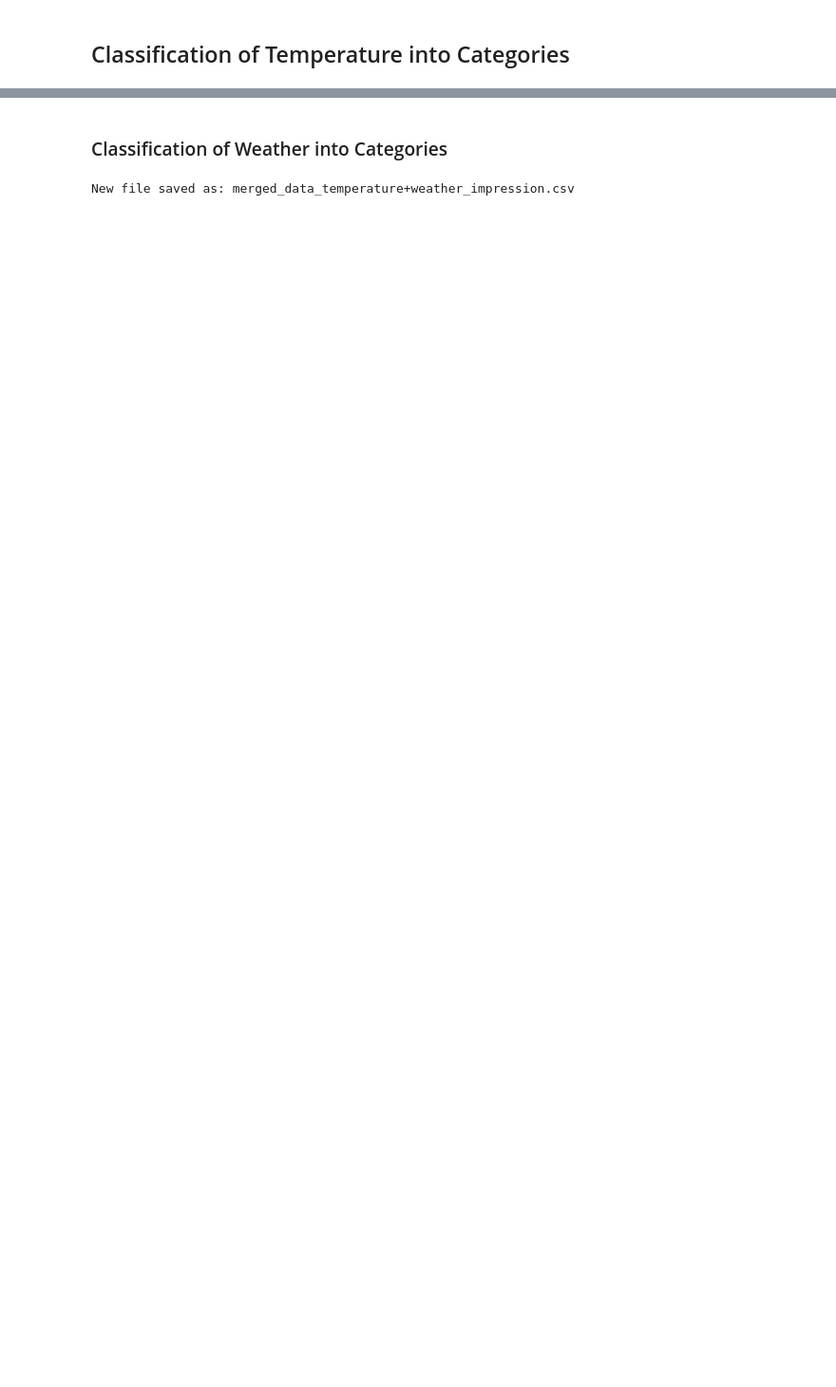
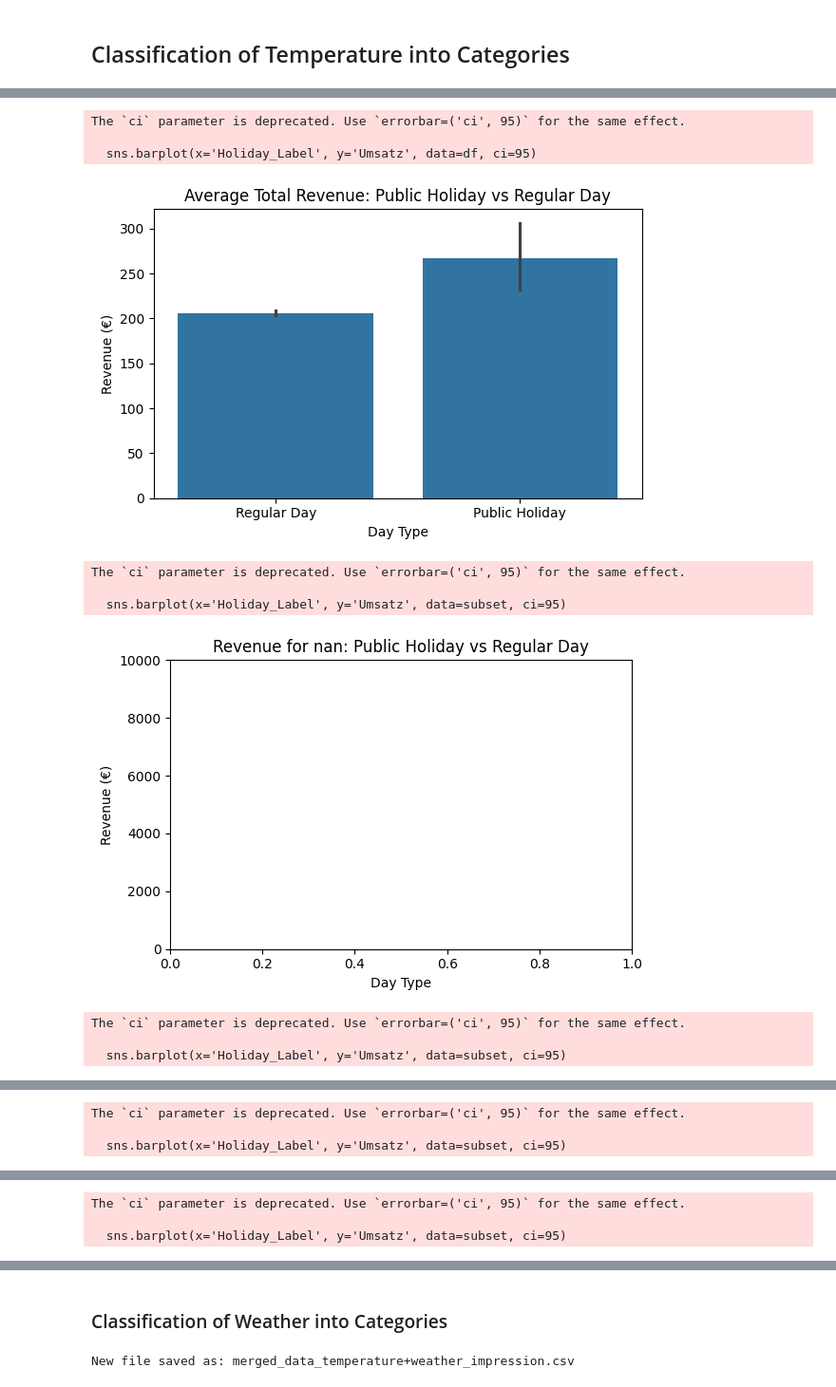
Before and after one commit to theDatascientista/Bakery_predictions, a Jupyter notebook: 0_DataPreparation/initialdata/transformation_data.ipynb, the cells around one changed output, grey strips where cells are left out. Shown at 95% size. Saved outputs shown, nothing was run; the diff lists cells and outputs as text; code cells hidden in the pictures; blank space fills up the shorter version.

```diff
--- a/0_DataPreparation/initialdata/transformation_data.ipynb
+++ b/0_DataPreparation/initialdata/transformation_data.ipynb
@@ -82,0 +191,64 @@ First few rows with new features:
+# %%
+import pandas as pd
+import seaborn as sns
+import matplotlib.pyplot as plt
+
+# Load data
+df = pd.read_csv('/workspaces/Bakery_predictions/0_DataPreparation/initialdata/merged_data_temperature+holidays+weather_impressions.csv')
+
+# Map holiday status to descriptive English labels
+df['Holiday_Label'] = df['Is_Holiday'].map({0: 'Regular Day', 1: 'Public Holiday'})
+
+# Ensure consistent order: Regular Day first
+df['Holiday_Label'] = pd.Categorical(df['Holiday_Label'], categories=['Regular Day', 'Public Holiday'], ordered=True)
+
+# Plot: Total revenue on public holidays vs regular days
+plt.figure(figsize=(6, 4))
+sns.barplot(x='Holiday_Label', y='Umsatz', data=df, ci=95)
+plt.title('Average Total Revenue: Public Holiday vs Regular Day')
+plt.xlabel('Day Type')
+plt.ylabel('Revenue (€)')
+plt.tight_layout()
+plt.show()
+
+# Revenue by product group
+product_groups = df['Warengruppe'].unique()
+
+# Y-axis limits per product group
+limits = {
+    'Brot': (50, 150),
+    'Brötchen': (300, 650),
+    'Croissant': (100, 400),
+    'Konditorei': (0, 200),
+    'Kuchen': (100, 450),
+    'Saisonbrot': (0, 100)
+}
+
+# Plot revenue by product group
+for product in product_groups:
+    subset = df[df['Warengruppe'] == product]
+    plt.figure(figsize=(6, 4))
+    sns.barplot(x='Holiday_Label', y='Umsatz', data=subset, ci=95)
+    plt.title(f'Revenue for {product}: Public Holiday vs Regular Day')
+    plt.xlabel('Day Type')
+    plt.ylabel('Revenue (€)')
+
+    if product in limits:
+        plt.ylim(limits[product])
+    else:
+        plt.ylim(0, 10000)
+
+    plt.tight_layout()
+    plt.show()
+# %% [output]
+The `ci` parameter is deprecated. Use `errorbar=('ci', 95)` for the same effect.
+
+  sns.barplot(x='Holiday_Label', y='Umsatz', data=df, ci=95)
+[figure, added]
+The `ci` parameter is deprecated. Use `errorbar=('ci', 95)` for the same effect.
+
+  sns.barplot(x='Holiday_Label', y='Umsatz', data=subset, ci=95)
+[figure, added]
+The `ci` parameter is deprecated. Use `errorbar=('ci', 95)` for the same effect.
+
+  sns.barplot(x='Holiday_Label', y='Umsatz', data=subset, ci=95)
@@ -82,0 +256,3 @@ First few rows with new features:
+The `ci` parameter is deprecated. Use `errorbar=('ci', 95)` for the same effect.
+
+  sns.barplot(x='Holiday_Label', y='Umsatz', data=subset, ci=95)
@@ -82,0 +260,3 @@ First few rows with new features:
+The `ci` parameter is deprecated. Use `errorbar=('ci', 95)` for the same effect.
+
+  sns.barplot(x='Holiday_Label', y='Umsatz', data=subset, ci=95)
```
Also changed, not shown: parts of 6 cells of this notebook.
